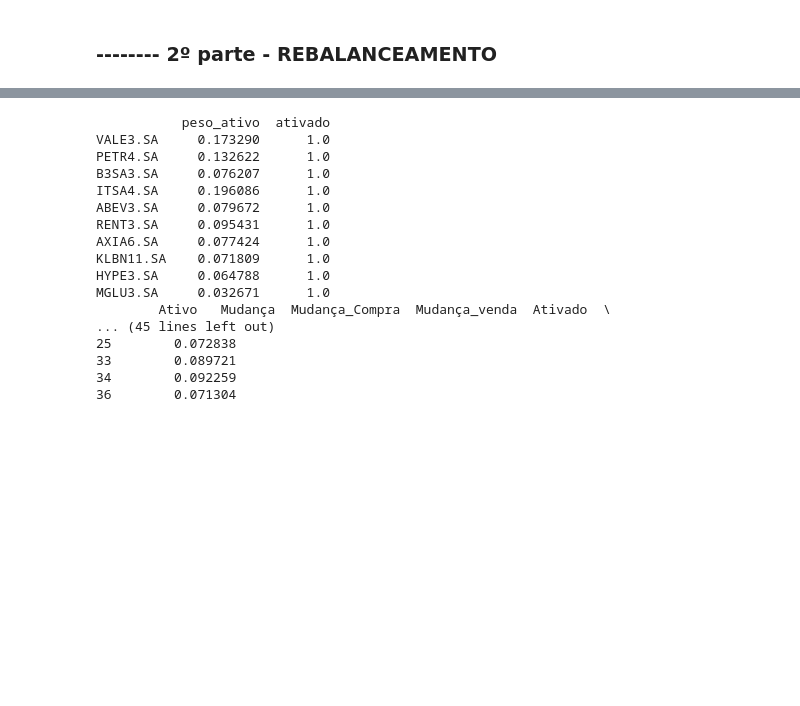
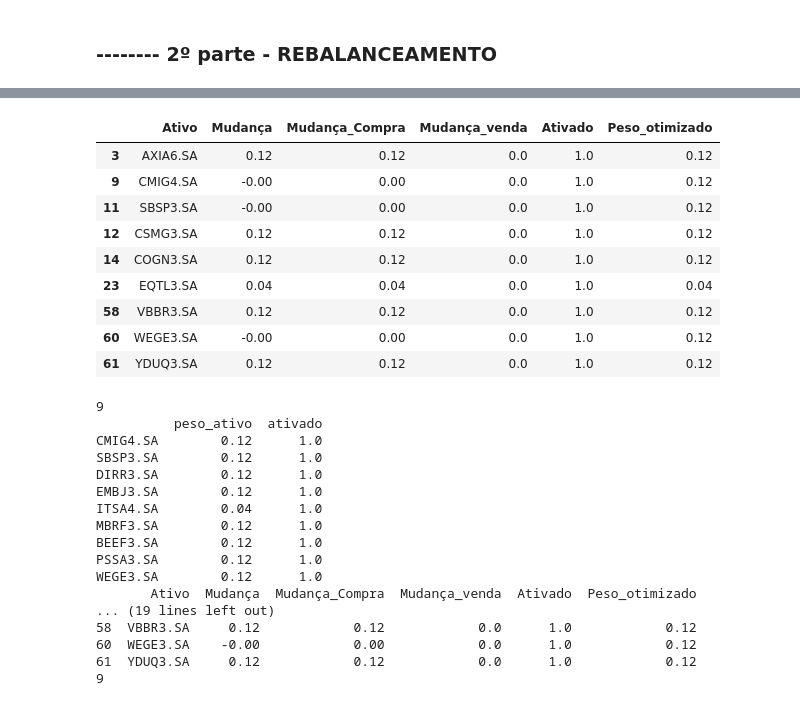
Before and after one commit to JoaoNogaroli/mestrado, a Jupyter notebook: Disciplina-atellier/aula 29-05-2026/app_otimizacao_carteira_magic_formula.ipynb, the cells around one changed output, grey strips where cells are left out. Cells and saved outputs as stored; diff of their text form; code cells hidden in the pictures; blank space fills up the shorter version.

```diff
--- a/Disciplina-atellier/aula 29-05-2026/app_otimizacao_carteira_magic_formula.ipynb
+++ b/Disciplina-atellier/aula 29-05-2026/app_otimizacao_carteira_magic_formula.ipynb
@@ -578,22 +516,37 @@ plt.show()
+# %%
+carteira_final
+# %% [output]
+|  | Ativo | Mudança | Mudança_Compra | Mudança_venda | Ativado | Peso_otimizado |
+| 3 | AXIA6.SA | 0.12 | 0.12 | 0.0 | 1.0 | 0.12 |
+| 9 | CMIG4.SA | -0.00 | 0.00 | 0.0 | 1.0 | 0.12 |
+| 11 | SBSP3.SA | -0.00 | 0.00 | 0.0 | 1.0 | 0.12 |
+| 12 | CSMG3.SA | 0.12 | 0.12 | 0.0 | 1.0 | 0.12 |
+| 14 | COGN3.SA | 0.12 | 0.12 | 0.0 | 1.0 | 0.12 |
+| 23 | EQTL3.SA | 0.04 | 0.04 | 0.0 | 1.0 | 0.04 |
+| 58 | VBBR3.SA | 0.12 | 0.12 | 0.0 | 1.0 | 0.12 |
+| 60 | WEGE3.SA | -0.00 | 0.00 | 0.0 | 1.0 | 0.12 |
+| 61 | YDUQ3.SA | 0.12 | 0.12 | 0.0 | 1.0 | 0.12 |
 # %%
+print(len(df_final))
 print(df_final)
 print(df_mudancas2)
 print(carteira_final)
+print(len(carteira_final))
 # %% [output]
-           peso_ativo  ativado
-VALE3.SA     0.173290      1.0
-PETR4.SA     0.132622      1.0
-B3SA3.SA     0.076207      1.0
-ITSA4.SA     0.196086      1.0
-ABEV3.SA     0.079672      1.0
-RENT3.SA     0.095431      1.0
-AXIA6.SA     0.077424      1.0
-KLBN11.SA    0.071809      1.0
-HYPE3.SA     0.064788      1.0
-MGLU3.SA     0.032671      1.0
-        Ativo   Mudança  Mudança_Compra  Mudança_venda  Ativado  \
-... (45 lines left out)
-25        0.072838
-33        0.089721
-34        0.092259
-36        0.071304
+9
+          peso_ativo  ativado
+CMIG4.SA        0.12      1.0
+SBSP3.SA        0.12      1.0
+DIRR3.SA        0.12      1.0
+EMBJ3.SA        0.12      1.0
+ITSA4.SA        0.04      1.0
+MBRF3.SA        0.12      1.0
+BEEF3.SA        0.12      1.0
+PSSA3.SA        0.12      1.0
+WEGE3.SA        0.12      1.0
+       Ativo  Mudança  Mudança_Compra  Mudança_venda  Ativado  Peso_otimizado
+... (19 lines left out)
+58  VBBR3.SA     0.12            0.12            0.0      1.0            0.12
+60  WEGE3.SA    -0.00            0.00            0.0      1.0            0.12
+61  YDUQ3.SA     0.12            0.12            0.0      1.0            0.12
+9
```
Also changed, not shown: parts of 29 cells of this notebook, 11 other files.
